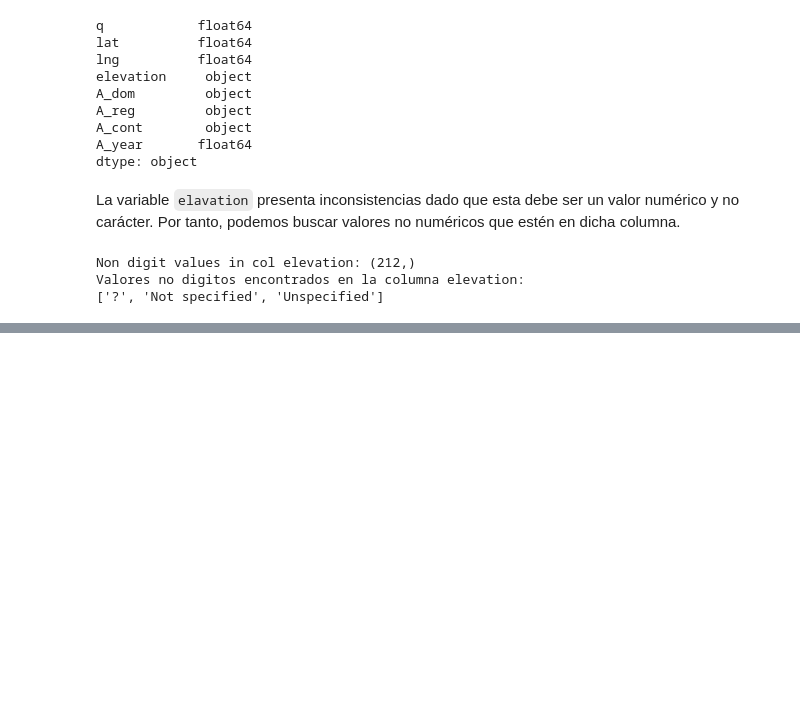
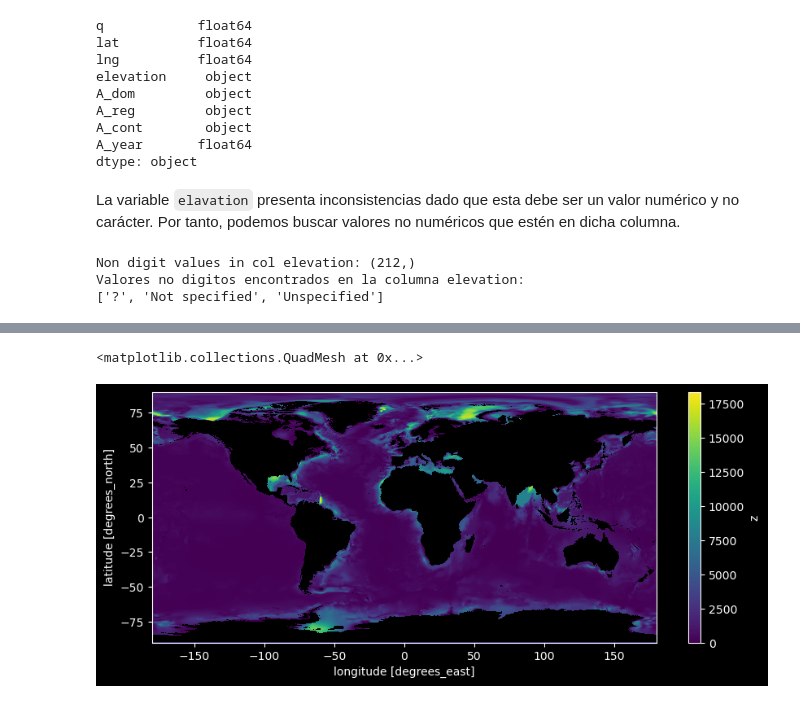
Before and after one commit to gacuervol/tdsp_template, a Jupyter notebook: scripts/preprocessing/preproces.ipynb, the cells around one changed output, grey strips where cells are left out. Drawn from its saved outputs; the diff is of its cells as text; code cells hidden in the pictures; blank space fills up the shorter version.

```diff
--- a/scripts/preprocessing/preproces.ipynb
+++ b/scripts/preprocessing/preproces.ipynb
@@ -143,0 +189,11 @@ db1_nodig
+# %%
+# Cargamos los datos
+db2_path = '/home/mofoko/Documents/Metodologias/data_proyect/GlobSed/GlobSed_package3/GlobSed-v3.nc'
+db2 = xr.load_dataarray(db2_path)
+# %%
+# Visualizamos los datos
+fig, ax = plt.subplots(ncols=1, figsize=(10, 4))
+db2.plot(ax=ax)
+# %% [output]
+<matplotlib.collections.QuadMesh at 0x...>
+[figure, added]
```
Also changed, not shown: parts of 18 cells of this notebook, 2 other files.
